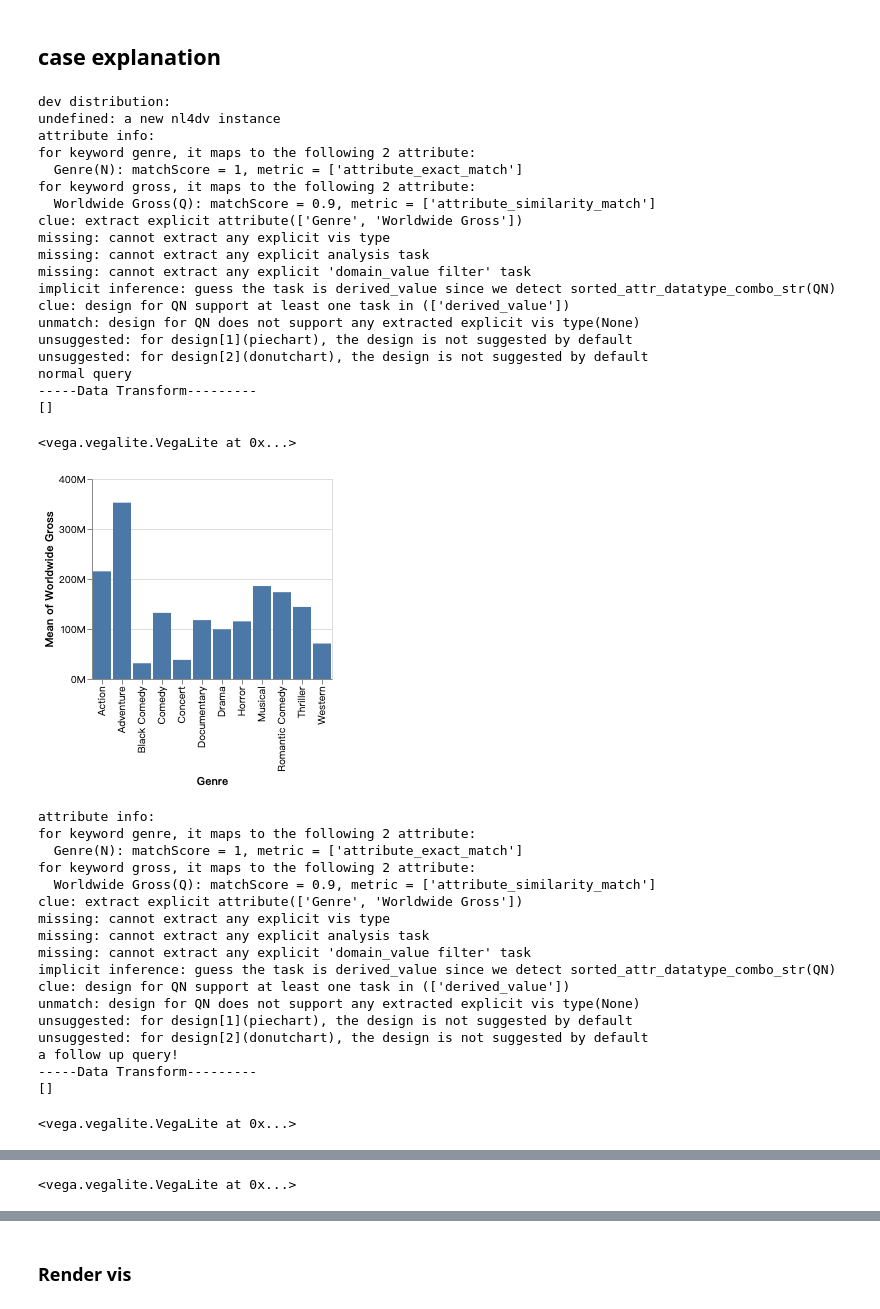
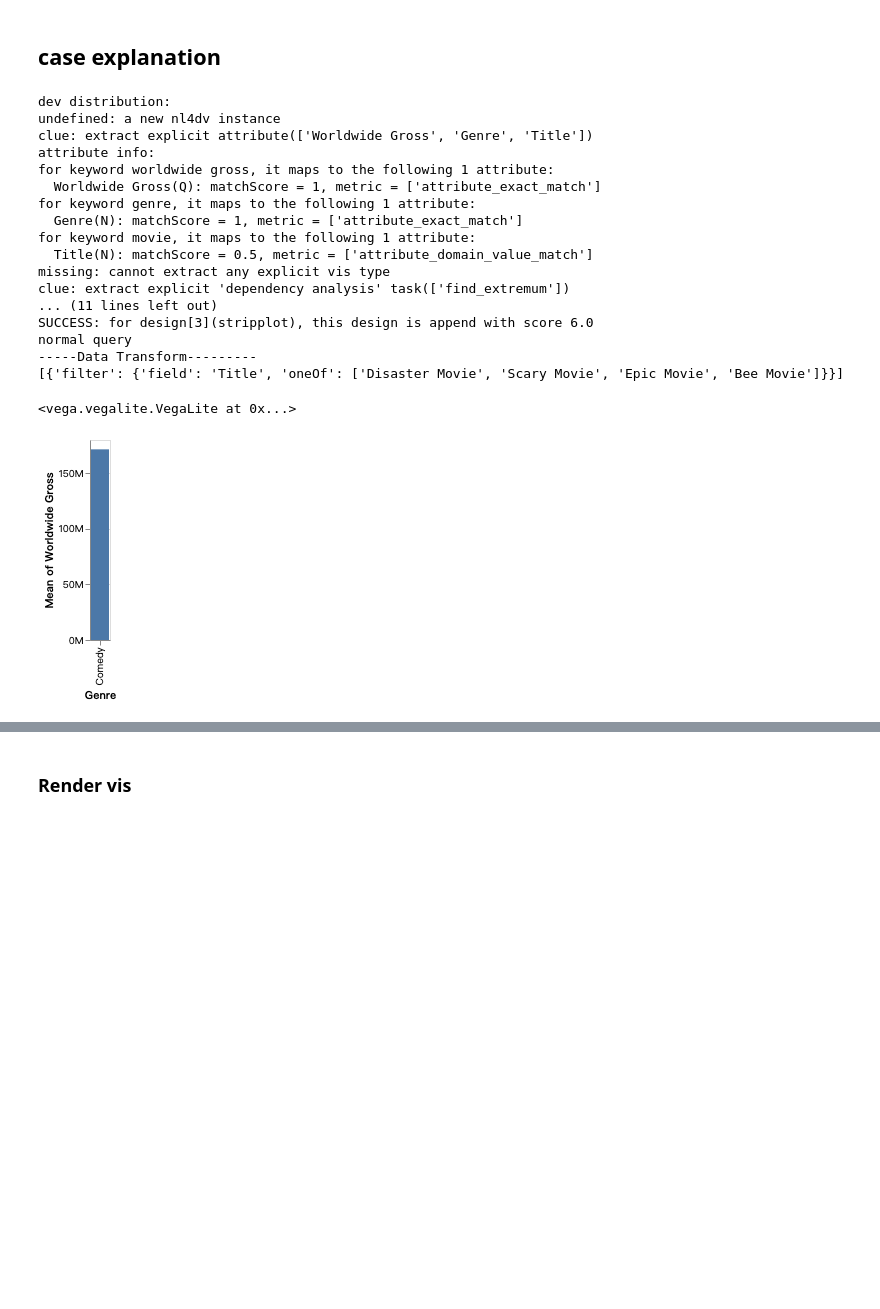
Before and after one commit to bopan3/nl4dv_enhance, a Jupyter notebook: examples/applications/notebook/Demo.ipynb, the cells around one changed output, grey strips where cells are left out. Drawn from its saved outputs; the diff is of its cells as text; code cells hidden in the pictures; blank space fills up the shorter version.

Commit message:
framwork for arrow-style explan: base case success

```diff
--- a/examples/applications/notebook/Demo.ipynb
+++ b/examples/applications/notebook/Demo.ipynb
@@ -203,55 +216,35 @@ normal query
 # %%
 import sys
 import os
 sys.path.append("../../../")
 from nl4dv import NL4DV
 
 nl4dv_instance = NL4DV(debug=False,verbose=False,alias_url=os.path.join("..","..","assets","aliases","movies-w-year.json"),data_url=os.path.join("..","..","assets","data","movies-w-year.csv"))
 dependency_parser_config = {'name': 'corenlp','model': os.path.join("..","..","assets","jars","stanford-english-corenlp-2018-10-05-models.jar"),'parser': os.path.join("..","..","assets","jars","stanford-parser.jar")}
 nl4dv_instance.set_dependency_parser(config=dependency_parser_config)
 # nl4dv_instance.render_vis("show me the correlation of the budget and the ratings")
 # nl4dv_instance.render_vis("show gross by genre for movies released in 2008")
-nl4dv_instance.render_vis("show me genre and gross").display()
-nl4dv_instance.render_vis("show me genre and gross").display()
+# nl4dv_instance.render_vis("show me genre and gross").display()
+# nl4dv_instance.render_vis("show me genre and gross").display()
 
-nl4dv_instance.render_vis("show me genre and gross").display()
+nl4dv_instance.render_vis("Which genre movie makes most worldwide gross").display()
 # %% [output]
 dev distribution:
 undefined: a new nl4dv instance
+clue: extract explicit attribute(['Worldwide Gross', 'Genre', 'Title'])
 attribute info:
-for keyword genre, it maps to the following 2 attribute:
+for keyword worldwide gross, it maps to the following 1 attribute:
+  Worldwide Gross(Q): matchScore = 1, metric = ['attribute_exact_match']
+for keyword genre, it maps to the following 1 attribute:
   Genre(N): matchScore = 1, metric = ['attribute_exact_match']
-for keyword gross, it maps to the following 2 attribute:
-  Worldwide Gross(Q): matchScore = 0.9, metric = ['attribute_similarity_match']
-clue: extract explicit attribute(['Genre', 'Worldwide Gross'])
+for keyword movie, it maps to the following 1 attribute:
+  Title(N): matchScore = 0.5, metric = ['attribute_domain_value_match']
 missing: cannot extract any explicit vis type
-missing: cannot extract any explicit analysis task
-missing: cannot extract any explicit 'domain_value filter' task
-implicit inference: guess the task is derived_value since we detect sorted_attr_datatype_combo_str(QN)
-clue: design for QN support at least one task in (['derived_value'])
-unmatch: design for QN does not support any extracted explicit vis type(None)
-unsuggested: for design[1](piechart), the design is not suggested by default
-unsuggested: for design[2](donutchart), the design is not suggested by default
+clue: extract explicit 'dependency analysis' task(['find_extremum'])
+... (11 lines left out)
+SUCCESS: for design[3](stripplot), this design is append with score 6.0
 normal query
 -----Data Transform---------
-[]
+[{'filter': {'field': 'Title', 'oneOf': ['Disaster Movie', 'Scary Movie', 'Epic Movie', 'Bee Movie']}}]
 <vega.vegalite.VegaLite at 0x...>
-[figure, old version]
+[figure, new version]
-attribute info:
-for keyword genre, it maps to the following 2 attribute:
-  Genre(N): matchScore = 1, metric = ['attribute_exact_match']
-for keyword gross, it maps to the following 2 attribute:
-  Worldwide Gross(Q): matchScore = 0.9, metric = ['attribute_similarity_match']
-clue: extract explicit attribute(['Genre', 'Worldwide Gross'])
-missing: cannot extract any explicit vis type
-missing: cannot extract any explicit analysis task
-missing: cannot extract any explicit 'domain_value filter' task
-implicit inference: guess the task is derived_value since we detect sorted_attr_datatype_combo_str(QN)
-clue: design for QN support at least one task in (['derived_value'])
-unmatch: design for QN does not support any extracted explicit vis type(None)
-unsuggested: for design[1](piechart), the design is not suggested by default
-unsuggested: for design[2](donutchart), the design is not suggested by default
-a follow up query!
------Data Transform---------
-[]
-<vega.vegalite.VegaLite at 0x...>
@@ -276 +250,0 @@ a follow up query!
-<vega.vegalite.VegaLite at 0x...>
```
Also changed, not shown: parts of 2 cells of this notebook, 10 other files.
